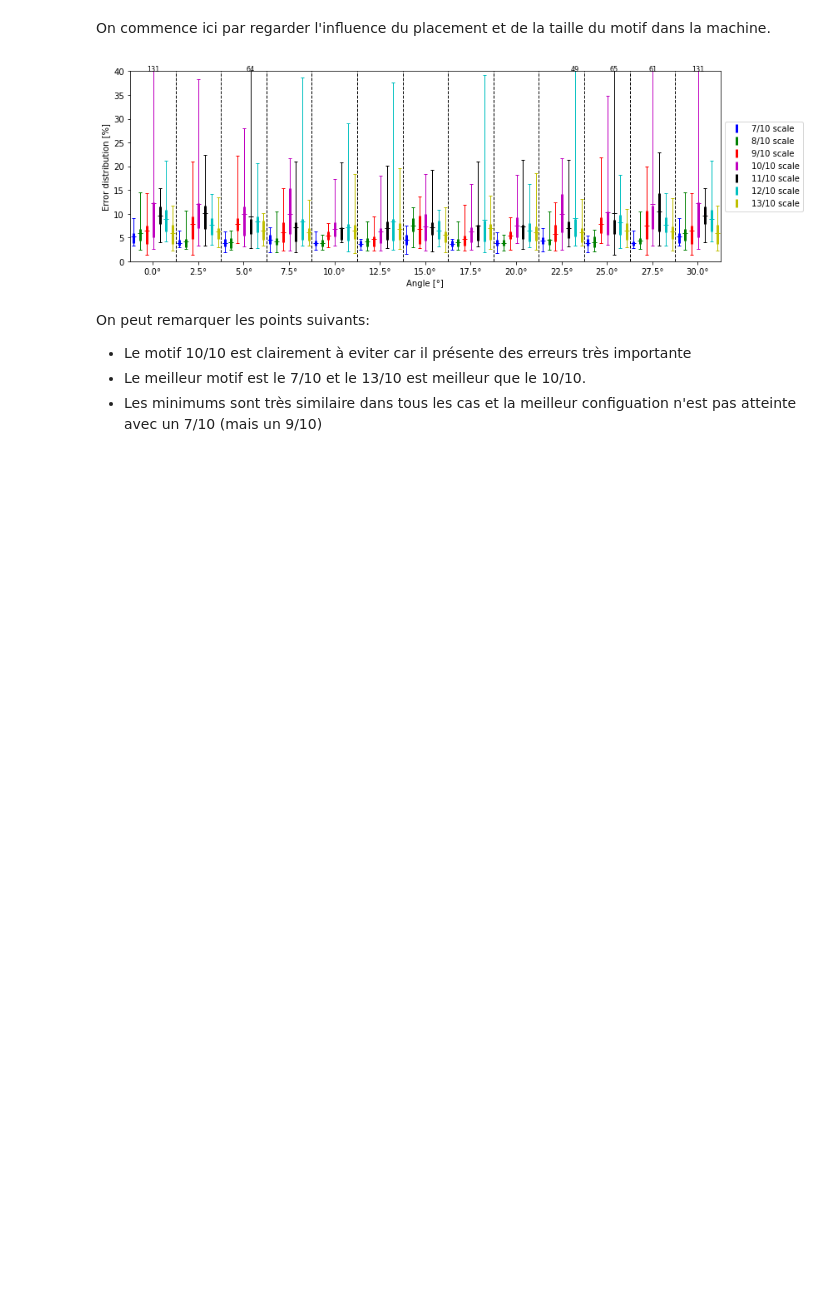
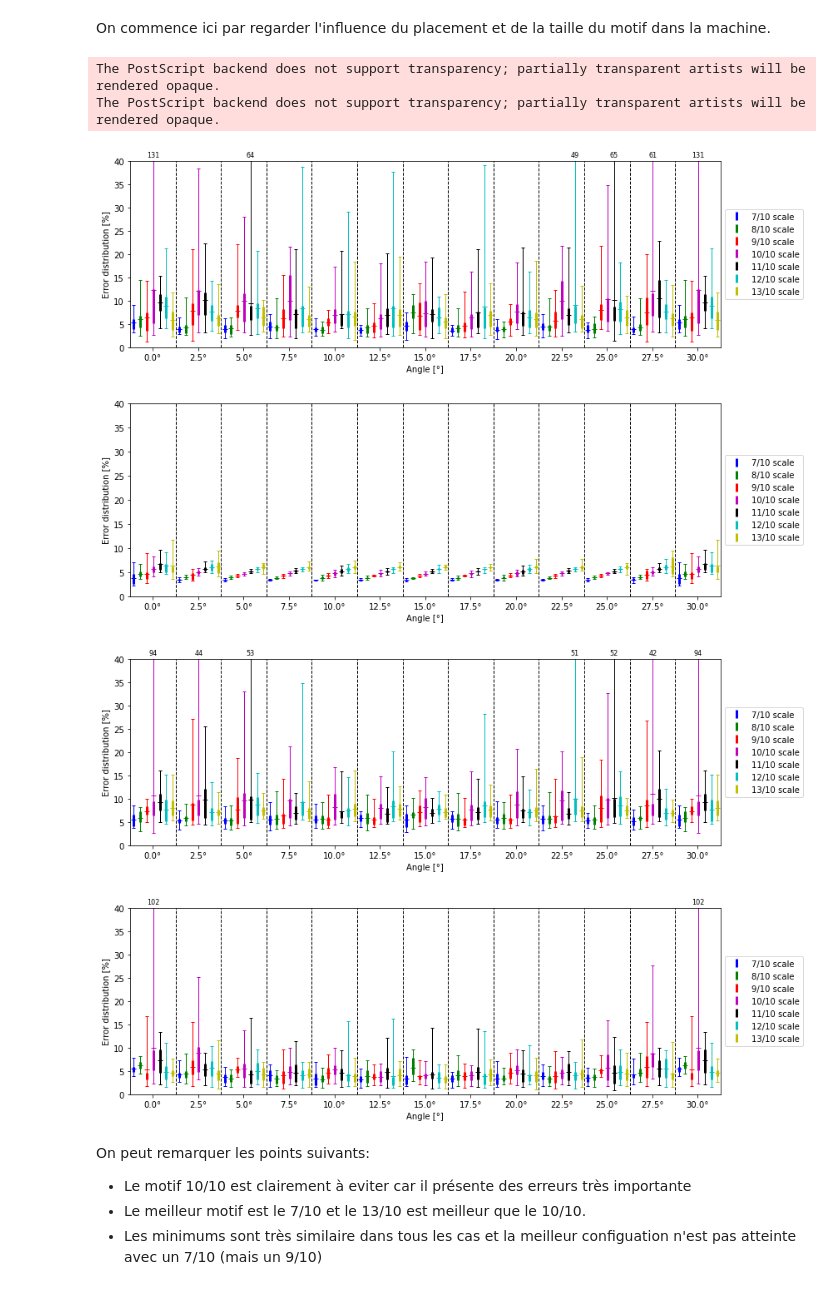
Before and after one commit to h06e/abakubc, a Jupyter notebook: utilities/nida_study.ipynb, the cells around one changed output. Drawn from its saved outputs; the diff is of its cells as text; code cells hidden in the pictures; blank space fills up the shorter version.

```diff
--- a/utilities/nida_study.ipynb
+++ b/utilities/nida_study.ipynb
@@ -22,9 +24,18 @@ Lecture des données réalisée en 0.55350s
 # %% [markdown]
 On commence ici par regarder l'influence du placement et de la taille du motif dans la machine.
-# %%
-plot_map_theta_size(data, (12, 7, 10, 5),eoi=(0,3), angle_max=30.0, ymax=40, loop=True)
-# %% [output]
-[figure, removed]
+# %%
+plot_map_theta_size(data, (12, 7, 10, 5),eoi=(0,3), angle_max=30.0, ymax=40, loop=True)
+plt.savefig('images/map_honey.eps')
+plot_map_theta_size(data, (12, 7, 10, 5),eoi=(0,1), angle_max=30.0, ymax=40, loop=True)
+plot_map_theta_size(data, (12, 7, 10, 5),eoi=(1,2), angle_max=30.0, ymax=40, loop=True)
+plot_map_theta_size(data, (12, 7, 10, 5),eoi=(2,3), angle_max=30.0, ymax=40, loop=True)
+# %% [output]
+The PostScript backend does not support transparency; partially transparent artists will be rendered opaque.
+The PostScript backend does not support transparency; partially transparent artists will be rendered opaque.
+[figure, added]
+[figure, added]
+[figure, added]
+[figure, added]
 # %% [markdown]
 On peut remarquer les points suivants:
 - Le motif 10/10 est clairement à eviter car il présente des erreurs très importante
```
Also changed, not shown: parts of 8 cells of this notebook, 8 other files.
